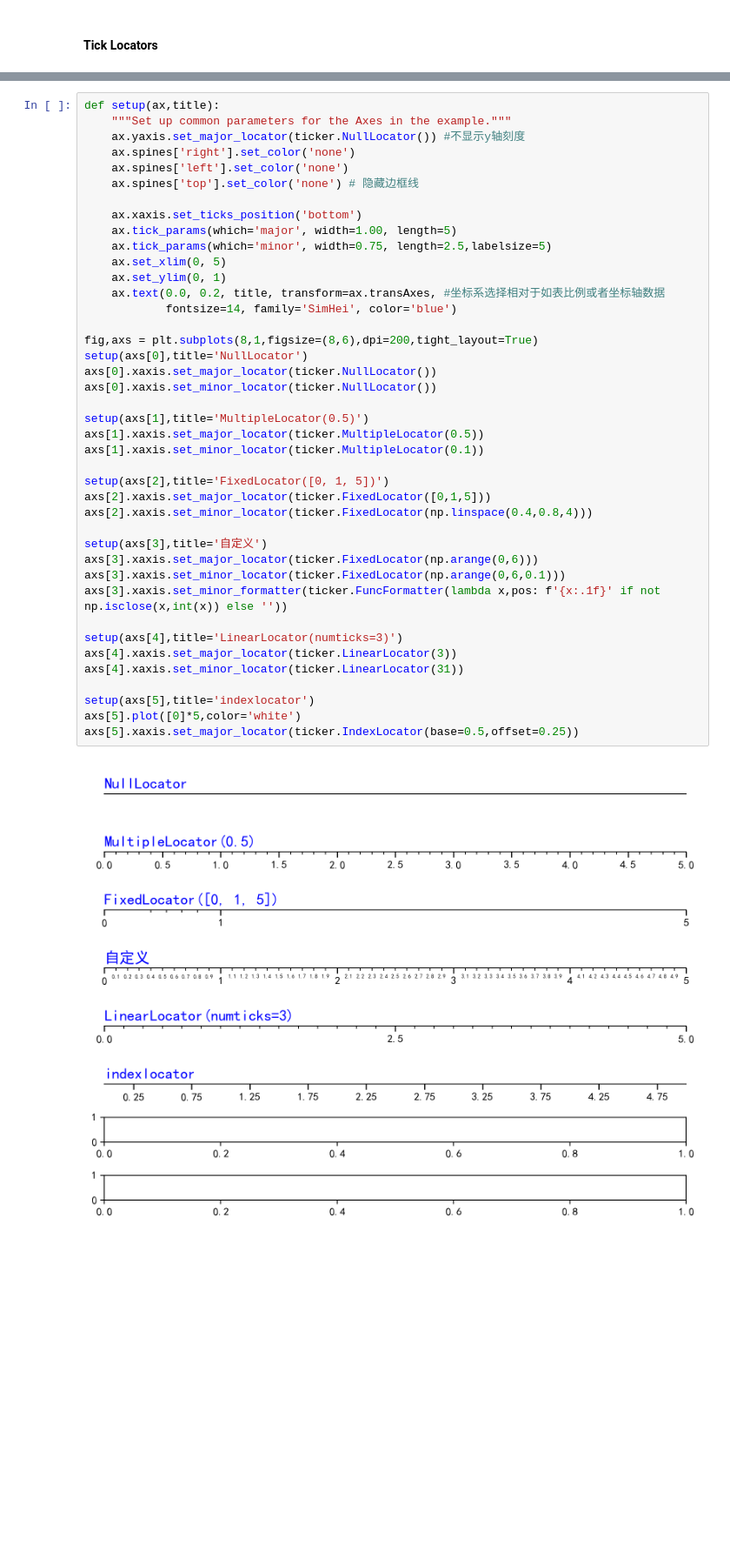
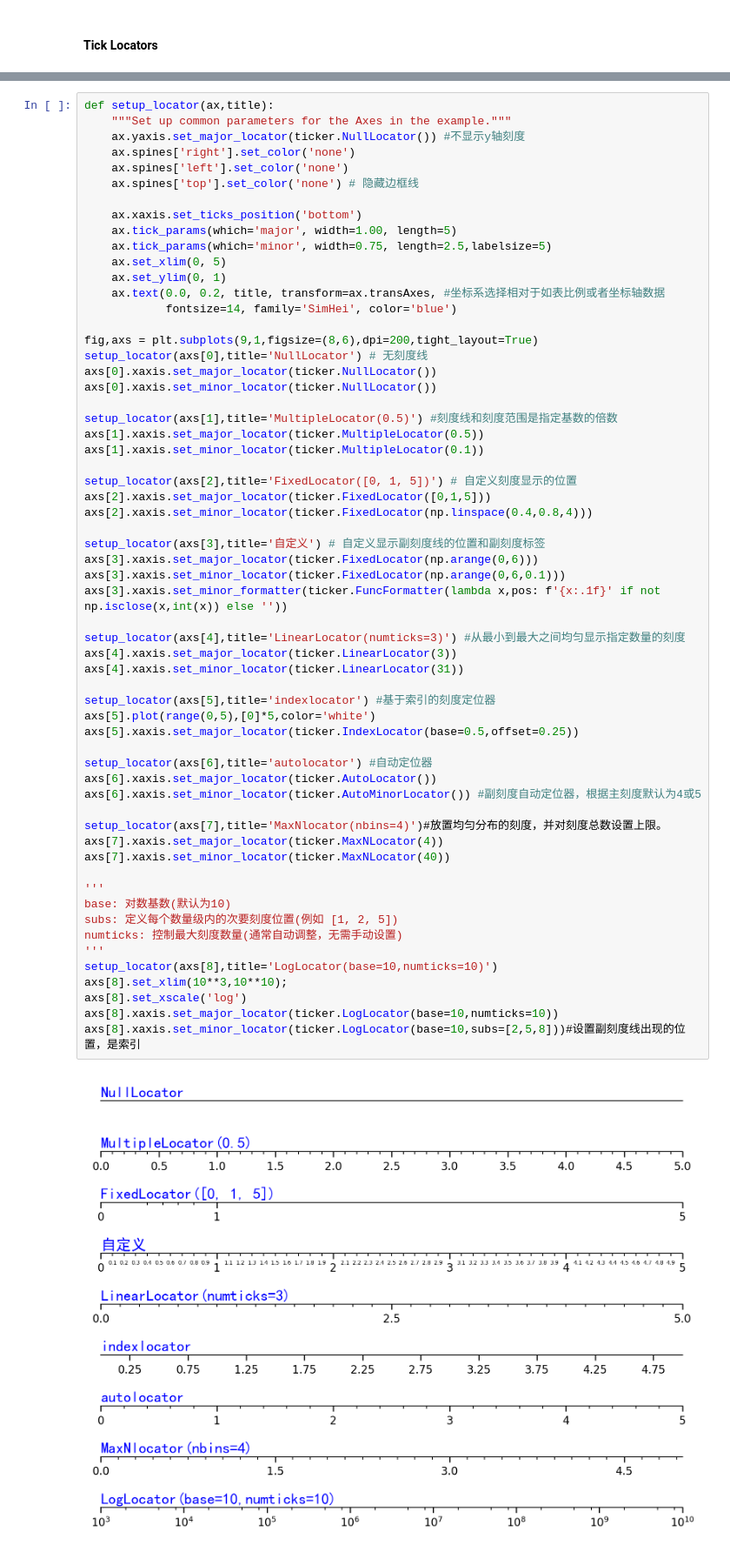
Before and after one commit to GGuo888/fantastic-matplotlib, a Jupyter notebook: practice/day04.ipynb, the cells around one changed output, grey strips where cells are left out. Shown at 87% size. Cells and saved outputs as stored; diff of their text form; blank space fills up the shorter version.

```diff
--- a/practice/day04.ipynb
+++ b/practice/day04.ipynb
@@ -305,45 +375,64 @@ axs[1, 1].xaxis.set_major_locator(locator);
 | OldAutoLocator     | 选择一个MultipleLocator并动态重新分配它，以在导航期间进行智能打勾（直接翻译，实际使用较少）。 |
 | AutoMinorLocator   | 轴为线性且主刻度线等距分布时，副刻度线定位器。将主要刻度间隔细分为指定数量的次要间隔，根据主要间隔默认为4或5。|
 # %%
-def setup(ax,title):
+def setup_locator(ax,title):
     """Set up common parameters for the Axes in the example."""
     ax.yaxis.set_major_locator(ticker.NullLocator()) #不显示y轴刻度
     ax.spines['right'].set_color('none')
     ax.spines['left'].set_color('none')
     ax.spines['top'].set_color('none') # 隐藏边框线
 
     ax.xaxis.set_ticks_position('bottom')
     ax.tick_params(which='major', width=1.00, length=5)
     ax.tick_params(which='minor', width=0.75, length=2.5,labelsize=5)
     ax.set_xlim(0, 5)
     ax.set_ylim(0, 1)
     ax.text(0.0, 0.2, title, transform=ax.transAxes, #坐标系选择相对于如表比例或者坐标轴数据
             fontsize=14, family='SimHei', color='blue')
 
-fig,axs = plt.subplots(8,1,figsize=(8,6),dpi=200,tight_layout=True)
-setup(axs[0],title='NullLocator')
+fig,axs = plt.subplots(9,1,figsize=(8,6),dpi=200,tight_layout=True)
+setup_locator(axs[0],title='NullLocator') # 无刻度线
 axs[0].xaxis.set_major_locator(ticker.NullLocator())
 axs[0].xaxis.set_minor_locator(ticker.NullLocator())
 
-setup(axs[1],title='MultipleLocator(0.5)')
+setup_locator(axs[1],title='MultipleLocator(0.5)') #刻度线和刻度范围是指定基数的倍数
 axs[1].xaxis.set_major_locator(ticker.MultipleLocator(0.5))
 axs[1].xaxis.set_minor_locator(ticker.MultipleLocator(0.1))
 
-setup(axs[2],title='FixedLocator([0, 1, 5])')
+setup_locator(axs[2],title='FixedLocator([0, 1, 5])') # 自定义刻度显示的位置
 axs[2].xaxis.set_major_locator(ticker.FixedLocator([0,1,5]))
 axs[2].xaxis.set_minor_locator(ticker.FixedLocator(np.linspace(0.4,0.8,4)))
 
-setup(axs[3],title='自定义')
+setup_locator(axs[3],title='自定义') # 自定义显示副刻度线的位置和副刻度标签
 axs[3].xaxis.set_major_locator(ticker.FixedLocator(np.arange(0,6)))
 axs[3].xaxis.set_minor_locator(ticker.FixedLocator(np.arange(0,6,0.1)))
 axs[3].xaxis.set_minor_formatter(ticker.FuncFormatter(lambda x,pos: f'{x:.1f}' if not np.isclose(x,int(x)) else ''))
 
-setup(axs[4],title='LinearLocator(numticks=3)')
+setup_locator(axs[4],title='LinearLocator(numticks=3)') #从最小到最大之间均匀显示指定数量的刻度
 axs[4].xaxis.set_major_locator(ticker.LinearLocator(3))
 axs[4].xaxis.set_minor_locator(ticker.LinearLocator(31))
 
-setup(axs[5],title='indexlocator')
-axs[5].plot([0]*5,color='white')
+setup_locator(axs[5],title='indexlocator') #基于索引的刻度定位器
+axs[5].plot(range(0,5),[0]*5,color='white')
 axs[5].xaxis.set_major_locator(ticker.IndexLocator(base=0.5,offset=0.25))
+
+setup_locator(axs[6],title='autolocator') #自动定位器
+axs[6].xaxis.set_major_locator(ticker.AutoLocator())
+axs[6].xaxis.set_minor_locator(ticker.AutoMinorLocator()) #副刻度自动定位器，根据主刻度默认为4或5
+
+setup_locator(axs[7],title='MaxNlocator(nbins=4)')#放置均匀分布的刻度，并对刻度总数设置上限。
+axs[7].xaxis.set_major_locator(ticker.MaxNLocator(4))
+axs[7].xaxis.set_minor_locator(ticker.MaxNLocator(40))
+
+'''
+base: 对数基数(默认为10)
+subs: 定义每个数量级内的次要刻度位置(例如 [1, 2, 5])
+numticks: 控制最大刻度数量(通常自动调整，无需手动设置)
+'''
+setup_locator(axs[8],title='LogLocator(base=10,numticks=10)')
+axs[8].set_xlim(10**3,10**10);
+axs[8].set_xscale('log')
+axs[8].xaxis.set_major_locator(ticker.LogLocator(base=10,numticks=10))
+axs[8].xaxis.set_minor_locator(ticker.LogLocator(base=10,subs=[2,5,8]))#设置副刻度线出现的位置，是索引
 # %% [output]
-[figure, old version]
+[figure, new version]
```
Also changed, not shown: parts of 7 cells of this notebook.
